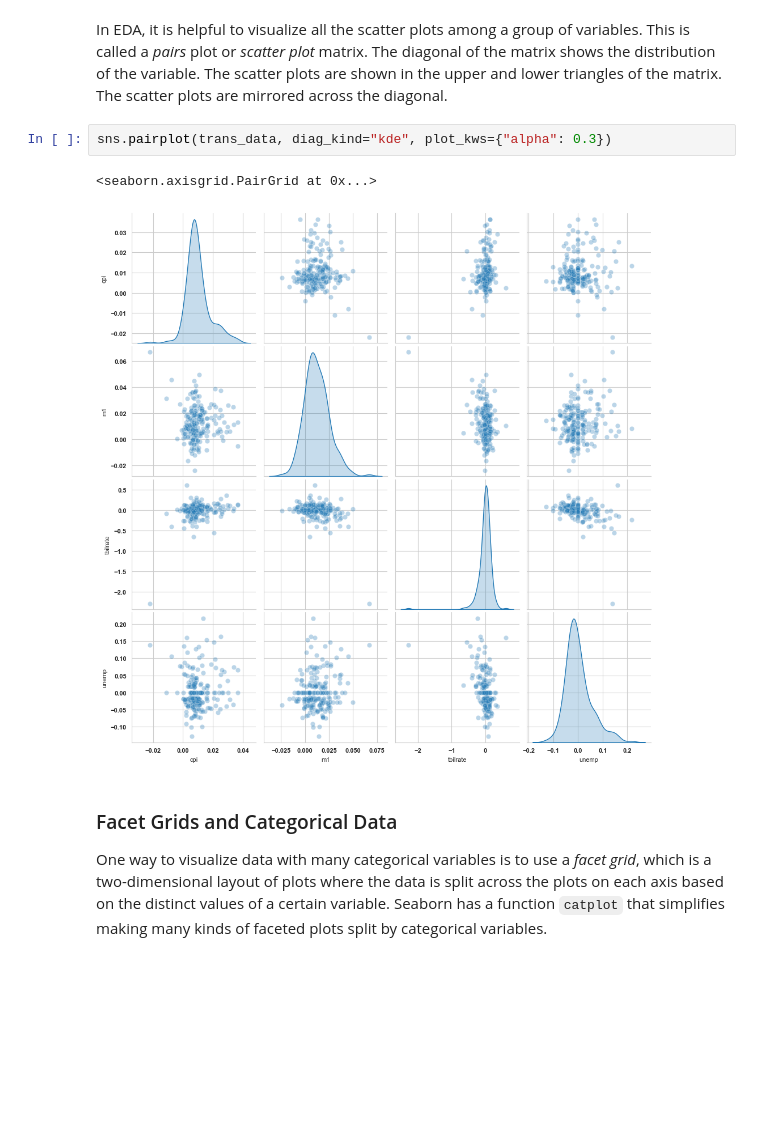
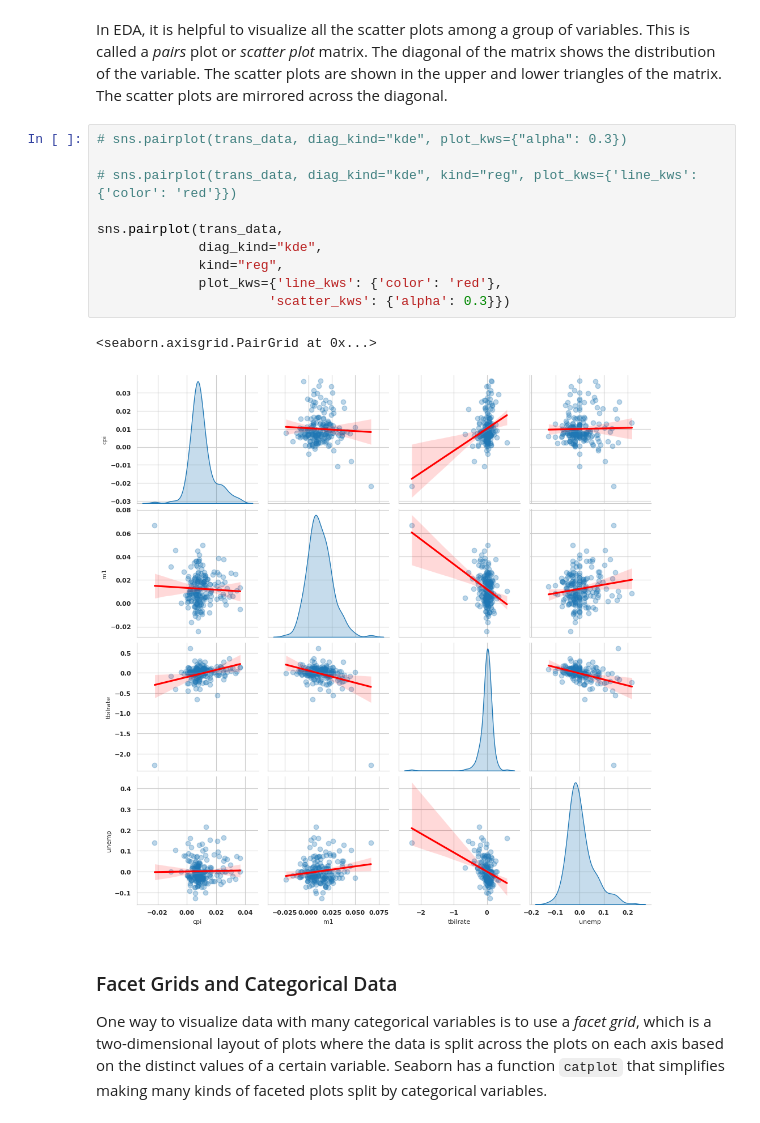
Before and after one commit to hydrocort/5m-data-1.10-visualization, a Jupyter notebook: notebooks/data_visualization_lesson.ipynb, the cells around one changed output. Cells and saved outputs as stored; diff of their text form; blank space fills up the shorter version.

```diff
--- a/notebooks/data_visualization_lesson.ipynb
+++ b/notebooks/data_visualization_lesson.ipynb
@@ -579,11 +593,19 @@ Text(0.5, 1.0, 'Changes in log(m1) versus log(unemp)')
 > Plot the scatter plot and regression line for `cpi` and `tbilrate`.
 # %% [markdown]
 In EDA, it is helpful to visualize all the scatter plots among a group of variables. This is called a _pairs_ plot or _scatter plot_ matrix. The diagonal of the matrix shows the distribution of the variable. The scatter plots are shown in the upper and lower triangles of the matrix. The scatter plots are mirrored across the diagonal.
-# %%
-sns.pairplot(trans_data, diag_kind="kde", plot_kws={"alpha": 0.3})
-# %% [output]
-<seaborn.axisgrid.PairGrid at 0x...>
-[figure, removed]
+# %%
+# sns.pairplot(trans_data, diag_kind="kde", plot_kws={"alpha": 0.3})
+
+# sns.pairplot(trans_data, diag_kind="kde", kind="reg", plot_kws={'line_kws': {'color': 'red'}})
+
+sns.pairplot(trans_data,
+             diag_kind="kde",
+             kind="reg",
+             plot_kws={'line_kws': {'color': 'red'},
+                      'scatter_kws': {'alpha': 0.3}})
+# %% [output]
+<seaborn.axisgrid.PairGrid at 0x...>
+[figure, added]
 # %% [markdown]
 ### Facet Grids and Categorical Data
 
```
Also changed, not shown: parts of 39 cells of this notebook, 4 other files.
